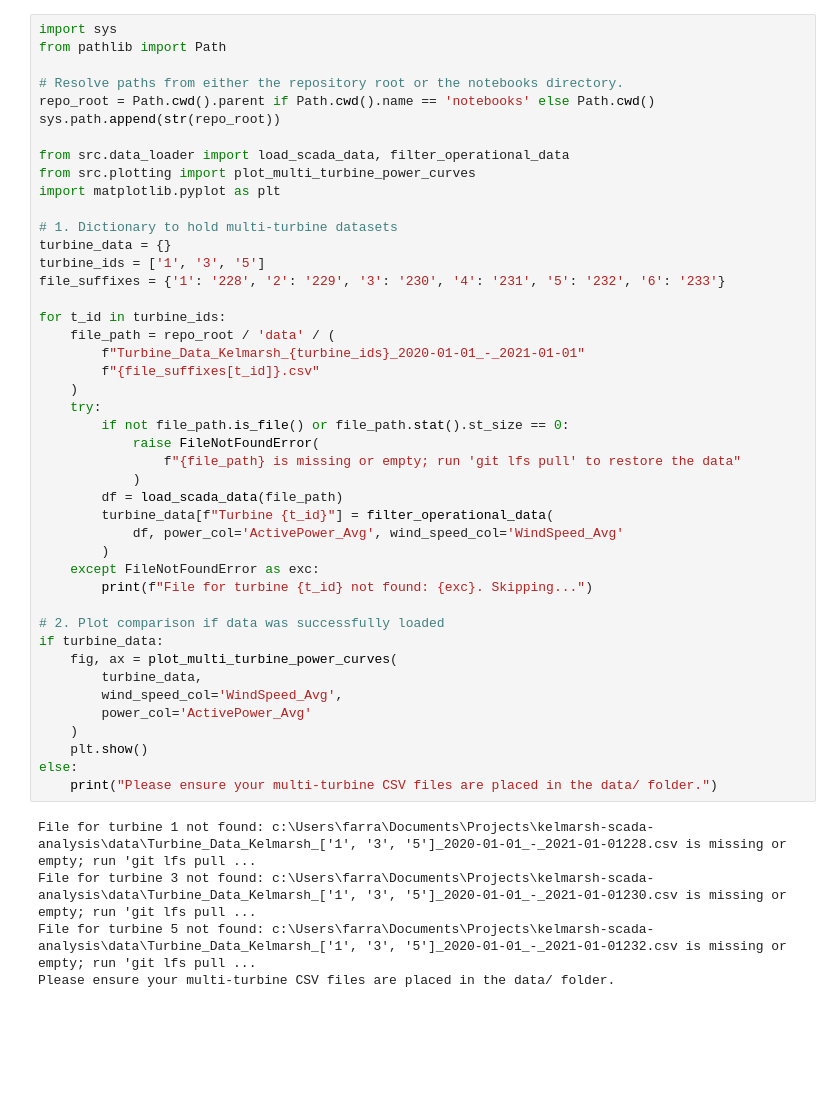
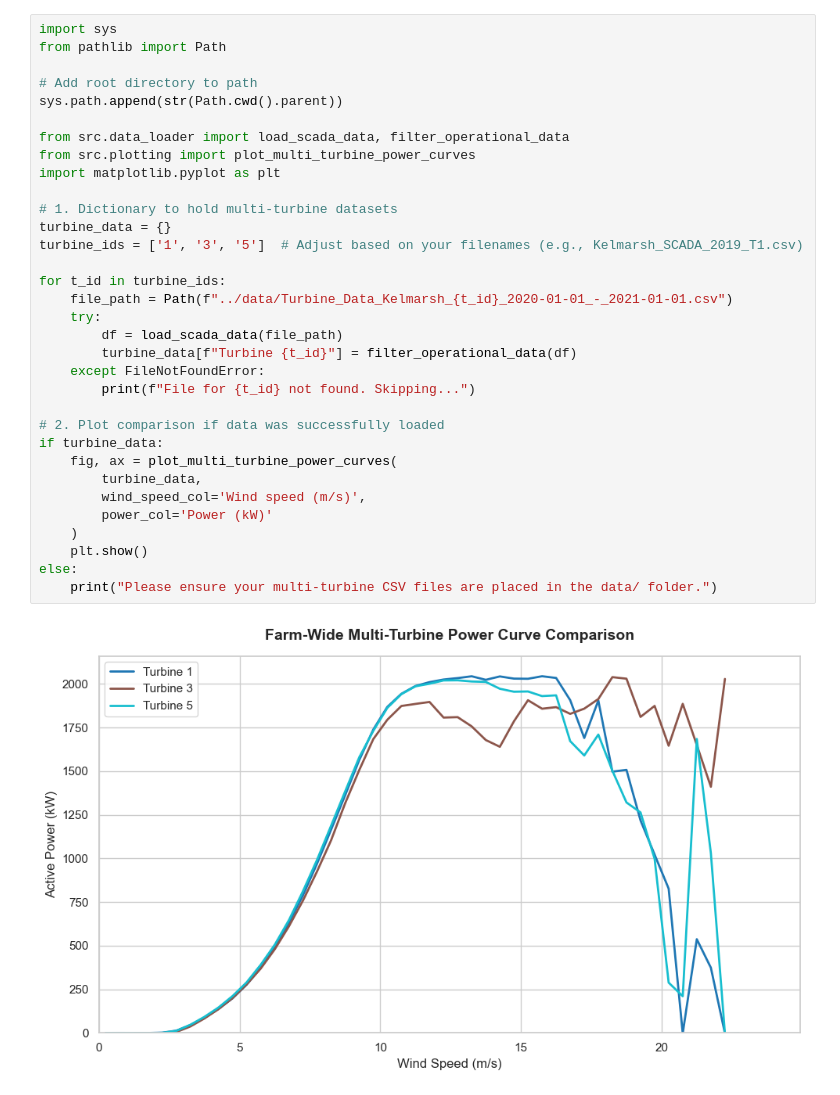
Before and after one commit to farrasmfikry/kelmarsh-scada-analysis, a Jupyter notebook: notebooks/05_multi_turbine_comparison.ipynb, the cells around one changed output. Saved outputs shown, nothing was run; the diff lists cells and outputs as text; blank space fills up the shorter version.

```diff
--- a/notebooks/05_multi_turbine_comparison.ipynb
+++ b/notebooks/05_multi_turbine_comparison.ipynb
@@ -1,49 +1,35 @@
 # %%
 import sys
 from pathlib import Path
 
-# Resolve paths from either the repository root or the notebooks directory.
-repo_root = Path.cwd().parent if Path.cwd().name == 'notebooks' else Path.cwd()
-sys.path.append(str(repo_root))
+# Add root directory to path
+sys.path.append(str(Path.cwd().parent))
 
 from src.data_loader import load_scada_data, filter_operational_data
 from src.plotting import plot_multi_turbine_power_curves
 import matplotlib.pyplot as plt
 
 # 1. Dictionary to hold multi-turbine datasets
 turbine_data = {}
-turbine_ids = ['1', '3', '5']
-file_suffixes = {'1': '228', '2': '229', '3': '230', '4': '231', '5': '232', '6': '233'}
+turbine_ids = ['1', '3', '5']  # Adjust based on your filenames (e.g., Kelmarsh_SCADA_2019_T1.csv)
 
 for t_id in turbine_ids:
-    file_path = repo_root / 'data' / (
-        f"Turbine_Data_Kelmarsh_{turbine_ids}_2020-01-01_-_2021-01-01"
-        f"{file_suffixes[t_id]}.csv"
-    )
+    file_path = Path(f"../data/Turbine_Data_Kelmarsh_{t_id}_2020-01-01_-_2021-01-01.csv")
     try:
-        if not file_path.is_file() or file_path.stat().st_size == 0:
-            raise FileNotFoundError(
-                f"{file_path} is missing or empty; run 'git lfs pull' to restore the data"
-            )
         df = load_scada_data(file_path)
-        turbine_data[f"Turbine {t_id}"] = filter_operational_data(
-            df, power_col='ActivePower_Avg', wind_speed_col='WindSpeed_Avg'
-        )
-    except FileNotFoundError as exc:
-        print(f"File for turbine {t_id} not found: {exc}. Skipping...")
+        turbine_data[f"Turbine {t_id}"] = filter_operational_data(df)
+    except FileNotFoundError:
+        print(f"File for {t_id} not found. Skipping...")
 
 # 2. Plot comparison if data was successfully loaded
 if turbine_data:
     fig, ax = plot_multi_turbine_power_curves(
         turbine_data,
-        wind_speed_col='WindSpeed_Avg',
-        power_col='ActivePower_Avg'
+        wind_speed_col='Wind speed (m/s)',
+        power_col='Power (kW)'
     )
     plt.show()
 else:
     print("Please ensure your multi-turbine CSV files are placed in the data/ folder.")
 # %% [output]
-File for turbine 1 not found: c:\Users\farra\Documents\Projects\kelmarsh-scada-analysis\data\Turbine_Data_Kelmarsh_['1', '3', '5']_2020-01-01_-_2021-01-01228.csv is missing or empty; run 'git lfs pull ...
-File for turbine 3 not found: c:\Users\farra\Documents\Projects\kelmarsh-scada-analysis\data\Turbine_Data_Kelmarsh_['1', '3', '5']_2020-01-01_-_2021-01-01230.csv is missing or empty; run 'git lfs pull ...
-File for turbine 5 not found: c:\Users\farra\Documents\Projects\kelmarsh-scada-analysis\data\Turbine_Data_Kelmarsh_['1', '3', '5']_2020-01-01_-_2021-01-01232.csv is missing or empty; run 'git lfs pull ...
-Please ensure your multi-turbine CSV files are placed in the data/ folder.
+[figure, added]
```
